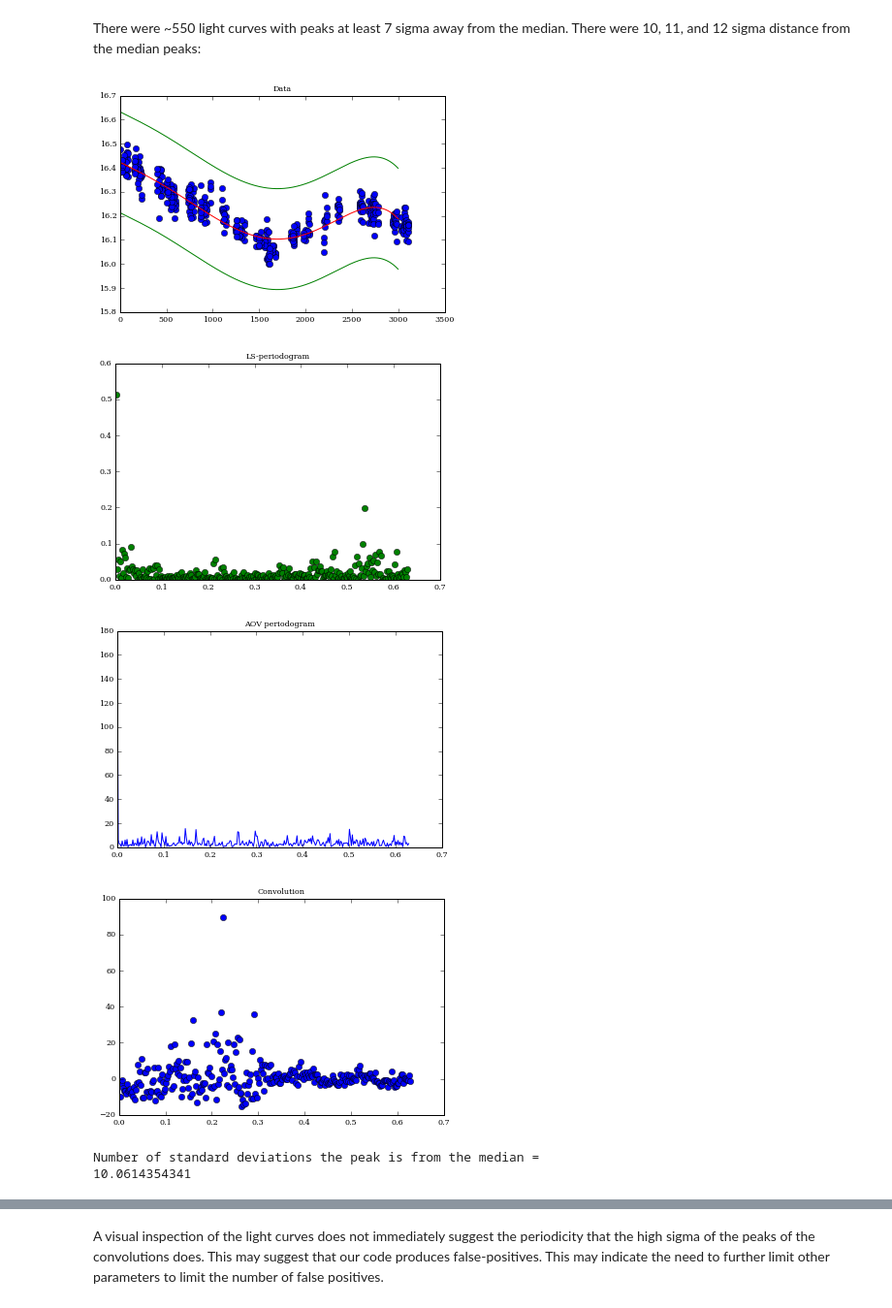
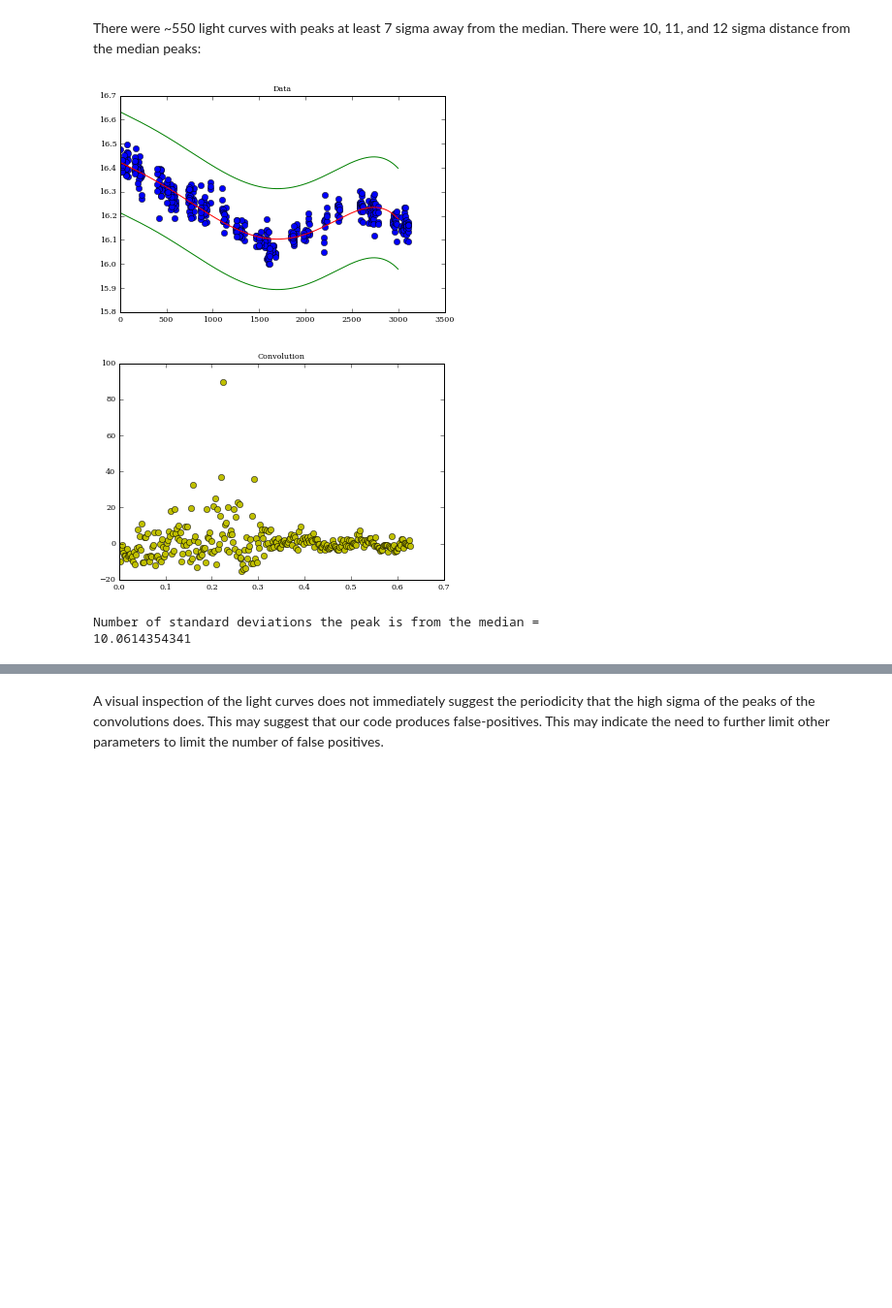
Before and after one commit to joshuazd/lssfds, a Jupyter notebook: Presentation/Group 8.ipynb, the cells around one changed output, grey strips where cells are left out. Shown at 97% size. Saved outputs shown, nothing was run; the diff lists cells and outputs as text; code cells hidden in the pictures; blank space fills up the shorter version.

```diff
--- a/Presentation/Group 8.ipynb
+++ b/Presentation/Group 8.ipynb
@@ -42,13 +40,6 @@ xp = np.arange(0,3000,1)
 We clean-up the data by removing the data points that are greater than 5 sigma away from the best-fit curve.
 # %%
 #Removing the extraneous data points
-dy = []
-for i in range(len(y)):
-    dy.append(abs(y[i]-p(x[i])))
-    if dy[i] < yerr[i]:
-        dy[i] = 0
-    else:
-        dy[i] -= yerr[i]
 S=y-p(x)
 sigma=0.0
 for i in range(len(y)):
@@ -220,21 +191,13 @@ for i in range(len(f)):
 x = np.array(f['col1'])
 y = np.array(f['col2'])
 yerr = np.array(f['col3'])
-period = np.array([i for i in range(10,3000,10)])
-omega = 2 * np.pi / period
+
 omega1 = 2 * np.pi / 3000
 omega2 = 2 * np.pi / 10
 omega = np.linspace(omega1,omega2,num=301)
 p = np.poly1d(np.polyfit(x,y,5))
 xp = np.arange(0,3000,1)
 #Removing the extraneous data points
-dy = []
-for i in range(len(y)):
-    dy.append(abs(y[i]-p(x[i])))
-    if dy[i] < yerr[i]:
-        dy[i] = 0
-    else:
-        dy[i] -= yerr[i]
 S=y-p(x)
 sigma=0.0
 for i in range(len(y)):
@@ -248,46 +211,39 @@ for i in range(len(y)):
         indicator.append(i)
 y = np.delete(y,indicator)
 x = np.delete(x,indicator)
 yerr = np.delete(yerr,indicator)
 #plot data
 plt.figure(1)
 plt.title("Data")
 plt.plot(x, y, 'o',xp,p(xp),'r-',xp,p(xp)+5*sigma,'g-',xp,p(xp)-5*sigma,'g-')
-#plt.ylim((-2,2))
+
 #Calculate Lomb-Scargle Periodogram
 PS = lomb_scargle(x, y, yerr, omega, generalized=True)
-#Plot Lomb-Scargle Periodogram
-plt.figure(2)
-plt.title("LS-periodogram")
-plt.plot(omega,PS,'go')
+
 #To calculate the AOV Periodogram
 th,fr,frmax=pyaov.aovw(x,y,yerr,omega[-1],omega[0])
-#Plot AOV Periodogram
-plt.figure(3)
-plt.title("AOV periodogram")
-plt.plot(fr,th)
+
 #normalize periodgram
 PS = (PS - np.mean(PS))/np.std(PS)
 th = (th - np.mean(th))/np.std(th)
+
 #plot convolution
 conv = np.convolve(PS,th,mode='same')
 plt.figure(4)
 plt.title("Convolution")
-plt.plot(omega,conv,'bo')
+plt.plot(omega,conv,'yo')
 plt.show()
 #Calculating the peak
 peak = conv.max()
 freq = conv.argmax()
 std = np.std(conv)
 u = np.median(conv)
 sig = (peak-u)/std
 print 'Number of standard deviations the peak is from the median ='
 print sig
 # %% [output]
 [figure]
-[figure, old version]
+[figure, new version]
-[figure, removed]
-[figure, removed]
 Number of standard deviations the peak is from the median =
 10.0614354341
 # %%
```
Also changed, not shown: parts of 9 cells of this notebook, 2 other files.
